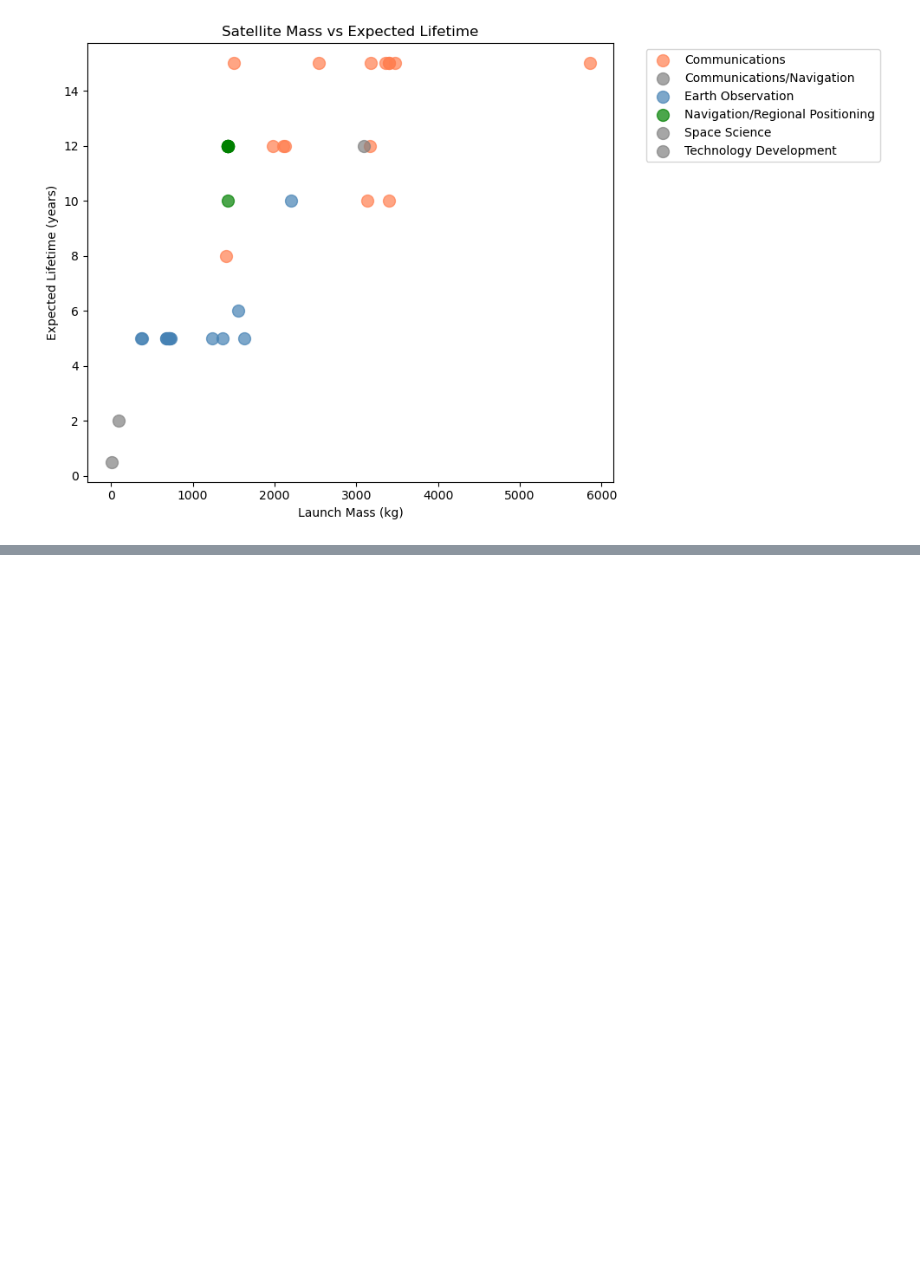
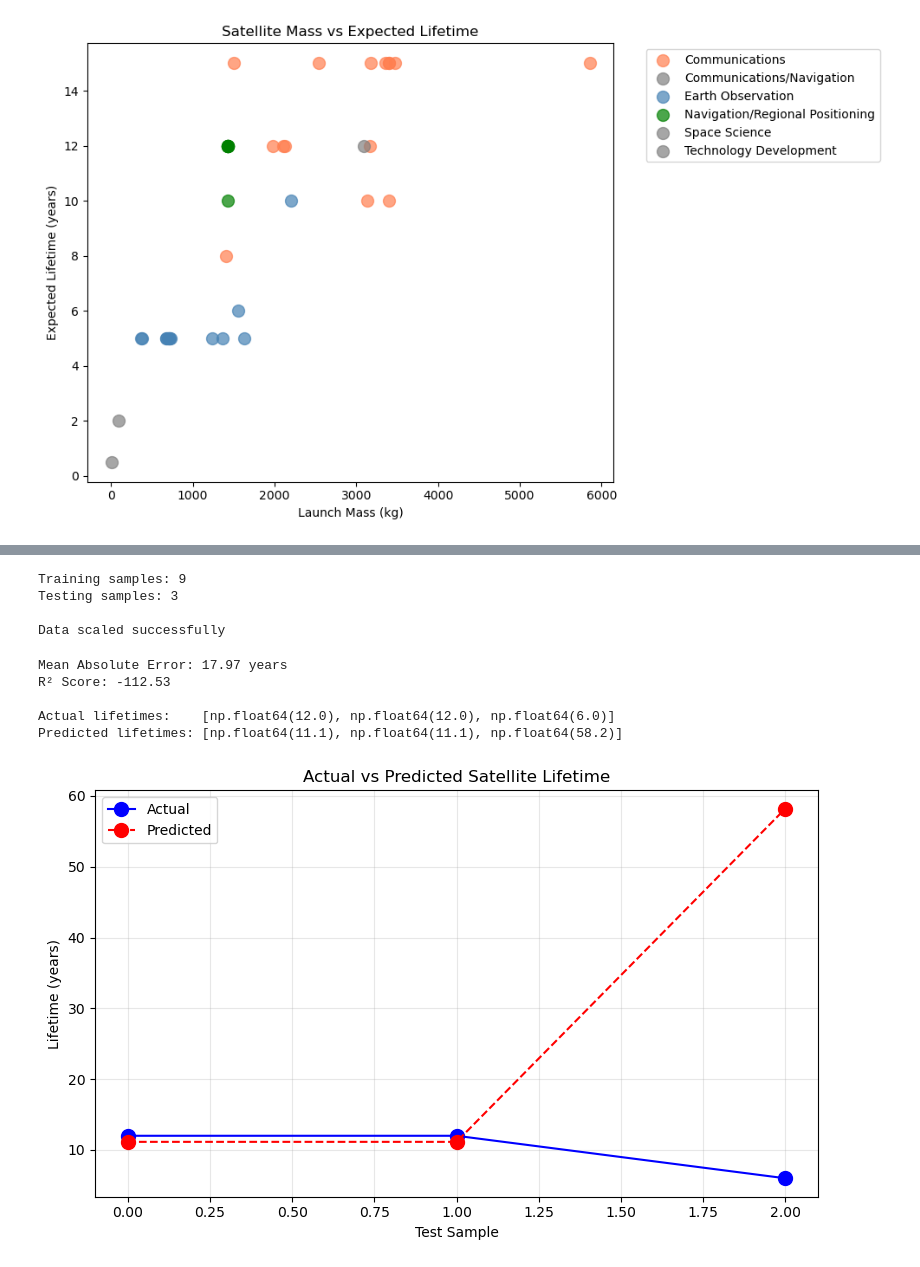
Before and after one commit to ManitDas/ai-engineer-journey, a Jupyter notebook: pandas-isro/isro_analysis.ipynb, the cells around one changed output, grey strips where cells are left out. Saved outputs shown, nothing was run; the diff lists cells and outputs as text; code cells hidden in the pictures; blank space fills up the shorter version.

Commit message:
day 4: add ML prediction model with analysis

```diff
--- a/pandas-isro/isro_analysis.ipynb
+++ b/pandas-isro/isro_analysis.ipynb
@@ -208,0 +220,14 @@ plt.show()
+# %%
+# Prepare features and target
+features = ['Launch Mass (kg.)', 'Dry Mass (kg.)', 'Power (watts)']
+target = 'Expected Lifetime (yrs.)'
+
+# Convert all to numeric
+for col in features + [target]:
+    df[col] = pd.to_numeric(df[col], errors='coerce')
+
+# Drop rows with missing values in these columns
+df_ml = df[features + [target]].dropna()
+
+print(f"Dataset size after cleaning: {df_ml.shape}")
+print(f"\nFeatures:\n{df_ml[features].describe()}")
@@ -208,0 +247,60 @@ plt.show()
+# %%
+# Split features and target
+X = df_ml[features]
+y = df_ml[target]
+
+# Train/test split — 80% train, 20% test
+X_train, X_test, y_train, y_test = train_test_split(
+    X, y, test_size=0.2, random_state=42
+)
+
+print(f"Training samples: {X_train.shape[0]}")
+print(f"Testing samples: {X_test.shape[0]}")
+
+# Scale the features
+scaler = StandardScaler()
+X_train_scaled = scaler.fit_transform(X_train)
+X_test_scaled = scaler.transform(X_test)
+
+print("\nData scaled successfully")
+# %% [output]
+Training samples: 9
+Testing samples: 3
+
+Data scaled successfully
+# %%
+# Train Linear Regression
+model = LinearRegression()
+model.fit(X_train_scaled, y_train)
+
+# Make predictions
+y_pred = model.predict(X_test_scaled)
+
+# Evaluate
+mae = mean_absolute_error(y_test, y_pred)
+r2 = r2_score(y_test, y_pred)
+
+print(f"Mean Absolute Error: {mae:.2f} years")
+print(f"R² Score: {r2:.2f}")
+print(f"\nActual lifetimes:    {list(y_test.values)}")
+print(f"Predicted lifetimes: {[round(p, 1) for p in y_pred]}")
+# %% [output]
+Mean Absolute Error: 17.97 years
+R² Score: -112.53
+
+Actual lifetimes:    [np.float64(12.0), np.float64(12.0), np.float64(6.0)]
+Predicted lifetimes: [np.float64(11.1), np.float64(11.1), np.float64(58.2)]
+# %%
+plt.figure(figsize=(8,5))
+x_axis = range(len(y_test))
+plt.plot(x_axis, y_test.values, 'bo-', label='Actual', markersize=10)
+plt.plot(x_axis, y_pred, 'ro--', label='Predicted', markersize=10)
+plt.title('Actual vs Predicted Satellite Lifetime')
+plt.xlabel('Test Sample')
+plt.ylabel('Lifetime (years)')
+plt.legend()
+plt.grid(True, alpha=0.3)
+plt.tight_layout()
+plt.show()
+# %% [output]
+[figure, added]
```
Also changed, not shown: parts of 3 cells of this notebook, 1 other file.
